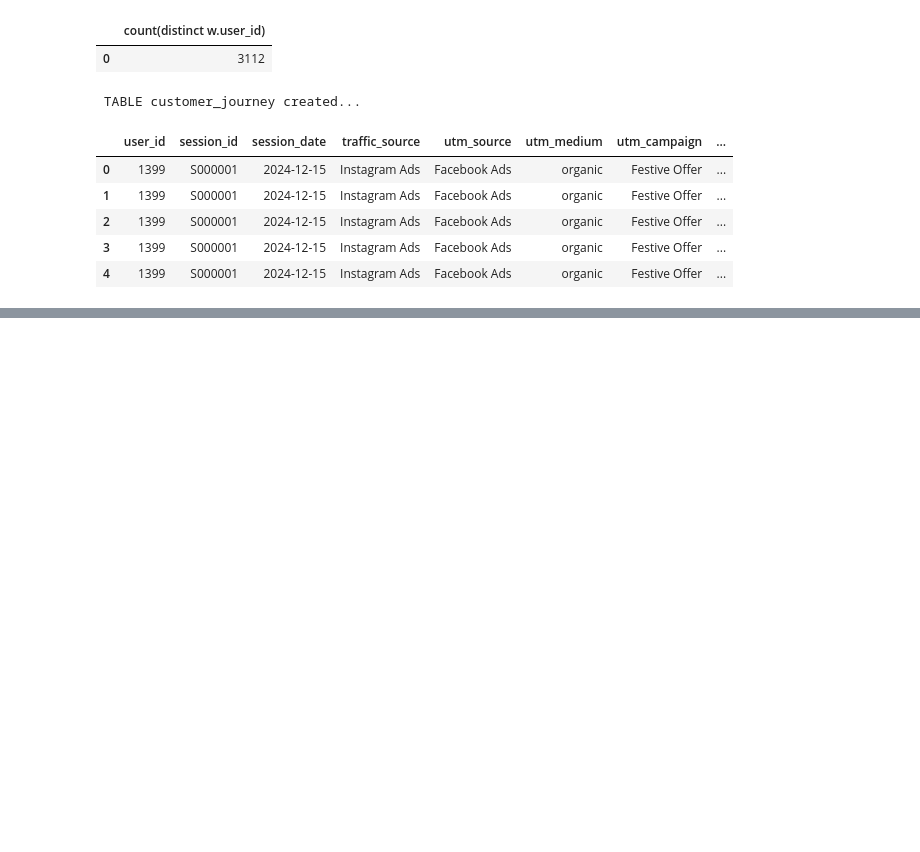
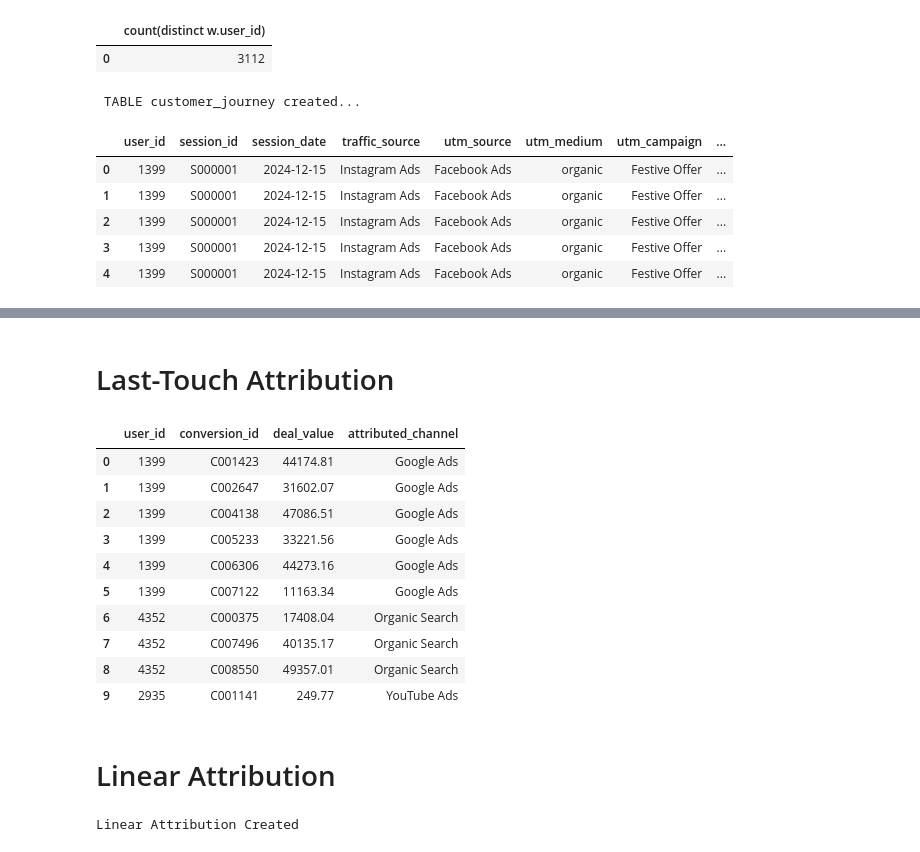
Before and after one commit to hitteshkharyal/Marketing-_ROI_Dashboard, a Jupyter notebook: project1.ipynb, the cells around one changed output, grey strips where cells are left out. Saved outputs shown, nothing was run; the diff lists cells and outputs as text; code cells hidden in the pictures; blank space fills up the shorter version.

```diff
--- a/project1.ipynb
+++ b/project1.ipynb
@@ -1140,0 +1222,48 @@ conn
+# %% [markdown]
+# Last-Touch Attribution
+# %%
+pd.read_sql("""
+SELECT *
+FROM last_touch_attribution
+LIMIT 10
+""", conn)
+# %% [output]
+|  | user_id | conversion_id | deal_value | attributed_channel |
+| 0 | 1399 | C001423 | 44174.81 | Google Ads |
+| 1 | 1399 | C002647 | 31602.07 | Google Ads |
+| 2 | 1399 | C004138 | 47086.51 | Google Ads |
+| 3 | 1399 | C005233 | 33221.56 | Google Ads |
+| 4 | 1399 | C006306 | 44273.16 | Google Ads |
+| 5 | 1399 | C007122 | 11163.34 | Google Ads |
+| 6 | 4352 | C000375 | 17408.04 | Organic Search |
+| 7 | 4352 | C007496 | 40135.17 | Organic Search |
+| 8 | 4352 | C008550 | 49357.01 | Organic Search |
+| 9 | 2935 | C001141 | 249.77 | YouTube Ads |
+# %% [markdown]
+# Linear Attribution
+# %%
+linear_sql = """
+DROP TABLE IF EXISTS linear_attribution;
+
+CREATE TABLE linear_attribution AS
+
+SELECT
+    user_id,
+    traffic_source,
+    touch_order,
+    COUNT(*) OVER (
+        PARTITION BY user_id
+    ) AS total_touchpoints,
+    1.0 / COUNT(*) OVER (
+        PARTITION BY user_id
+    ) AS attribution_weight
+
+FROM ordered_journey;
+"""
+
+cursor.executescript(linear_sql)
+conn.commit()
+
+print("Linear Attribution Created")
+# %% [output]
+Linear Attribution Created
```
Also changed, not shown: parts of 23 cells of this notebook.
